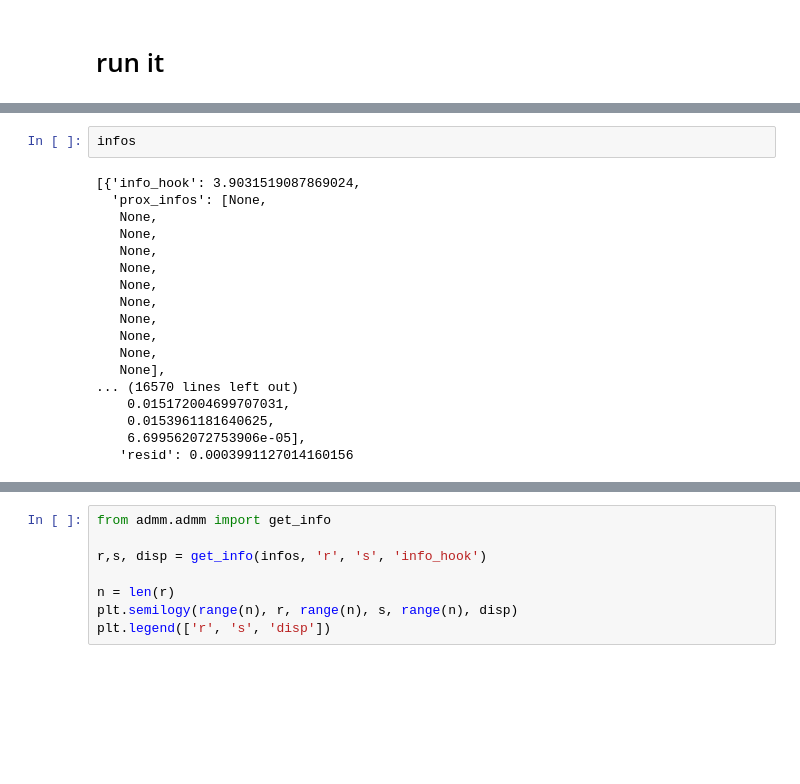
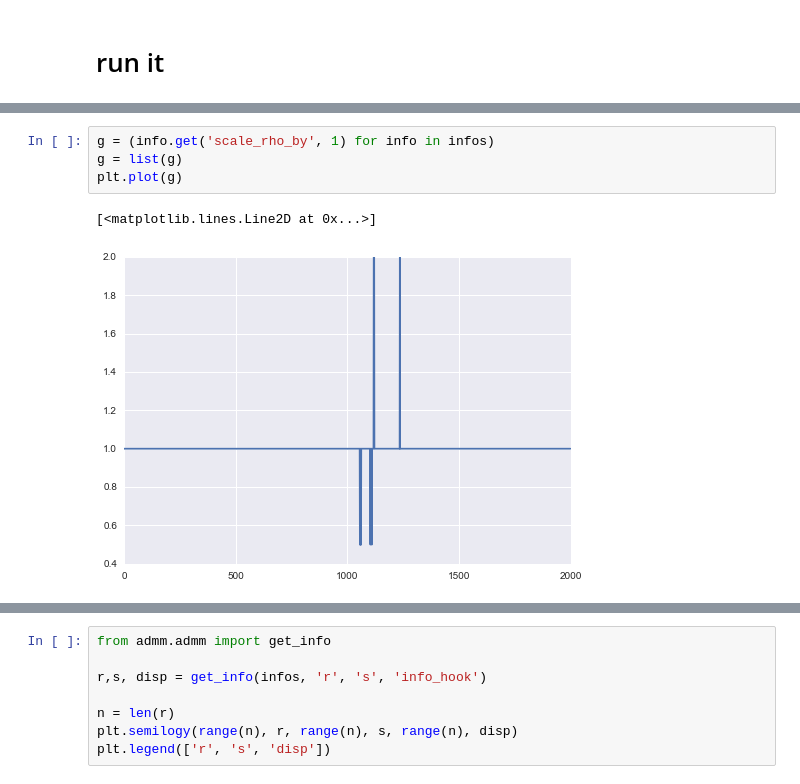
Before and after one commit to ajfriend/admm, a Jupyter notebook: Untitled.ipynb, the cells around one changed output, grey strips where cells are left out. Cells and saved outputs as stored; diff of their text form; blank space fills up the shorter version.

```diff
--- a/Untitled.ipynb
+++ b/Untitled.ipynb
@@ -112,20 +126,7 @@ xbar, infos = admm(proxes, 1, 2000, info_hook=displeasure_hook)
-# %%
-infos
-# %% [output]
-[{'info_hook': 3.9031519087869024,
-  'prox_infos': [None,
-   None,
-   None,
-   None,
-   None,
-   None,
-   None,
-   None,
-   None,
-   None,
-   None],
-... (16570 lines left out)
-    0.015172004699707031,
-    0.0153961181640625,
-    6.699562072753906e-05],
-   'resid': 0.0003991127014160156
+# %%
+g = (info.get('scale_rho_by', 1) for info in infos)
+g = list(g)
+plt.plot(g)
+# %% [output]
+[<matplotlib.lines.Line2D at 0x...>]
+[figure, added]
```
Also changed, not shown: parts of 17 cells of this notebook, 5 other files.
